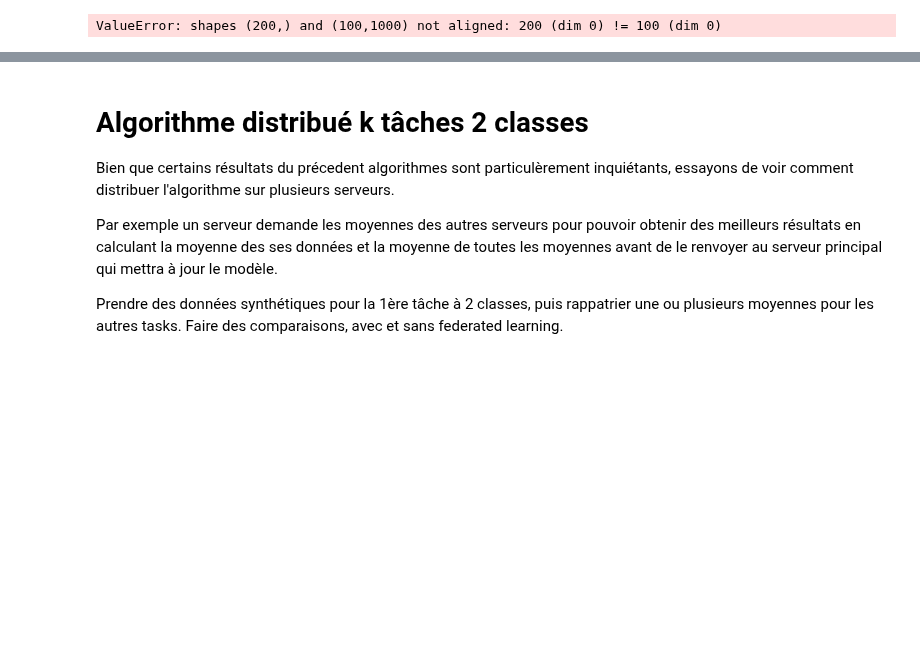
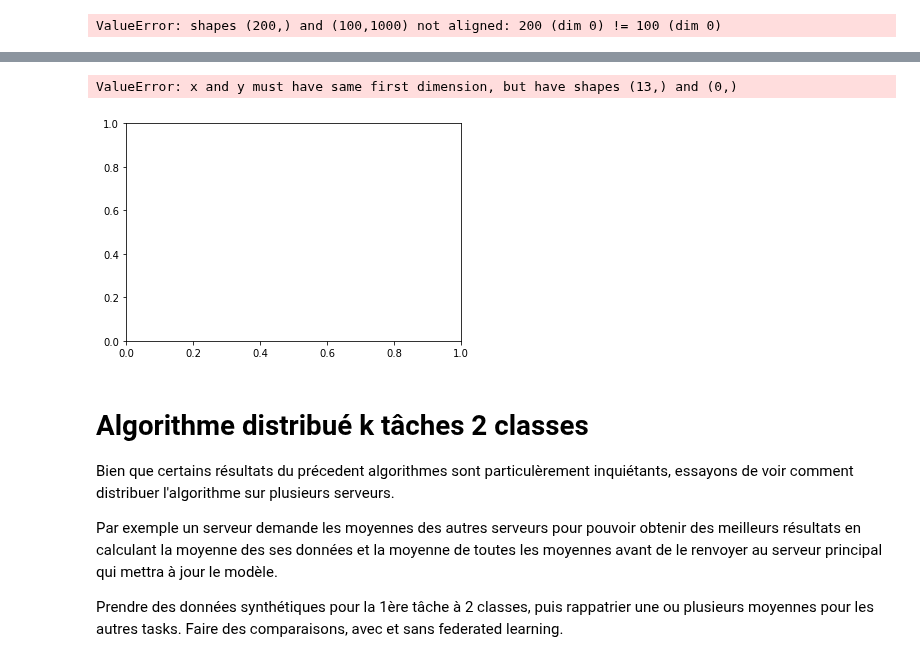
Before and after one commit to Sami-fak/DistributedMTLSPCA, a Jupyter notebook: binary-based_MTL.ipynb, the cells around one changed output, grey strips where cells are left out. Drawn from its saved outputs; the diff is of its cells as text; code cells hidden in the pictures; blank space fills up the shorter version.

```diff
--- a/binary-based_MTL.ipynb
+++ b/binary-based_MTL.ipynb
@@ -224,13 +225,12 @@ def label_evaluation(nb_tasks, nb_classes, Dc, M_estimated, c0):
     """
     inverse = np.linalg.inv(M_estimated+np.identity(nb_classes*nb_tasks))
     power_dc = power_diagonal_matrix(Dc, -1/2)
-    et1_et2 = np.zeros((nb_tasks*nb_classes,1))
     y = np.zeros((nb_tasks*nb_classes, 1))
     e3_e4 = np.zeros((nb_tasks*nb_classes,1))
     e3_e4[-2] = 1
     e3_e4[-1] = -1
-    y[-2] += (power_dc.dot(inverse).dot(M_estimated).dot(power_dc).dot(e3_e4))[-2]
-    y[-1] += (power_dc.dot(inverse).dot(M_estimated).dot(power_dc).dot(e3_e4))[-1]
+    print("e3 - e4 : ")
+    matprint(e3_e4)
     tilde_y=np.linalg.solve((Dc+Dc@M_estimated@Dc*1/c0),(Dc*1/c0@M_estimated@(e3_e4)))
     return tilde_y
 #malik's formula:
@@ -411,13 +411,13 @@ plt.style.use('seaborn-dark-palette')
 # %%
 # %%prun -s cumulative
 # profiling
-n = 2100
 p = 100
 m = 2
-t = 4
+t = 2
 beta = np.linspace(0,1,10)
-n_t = [[1000,1000], [50, 50], [1000,1000], [50, 50]]
-n_t_test = [[500, 500]]
+n_t = [[1000, 1000], [50, 50]]
+n = sum(list(map(sum, (n_t[i] for i in range(t)))))
+n_t_test = [[1000, 1000]]
 nt = sum(n_t_test[0])
 # la liste temps comprendra le temps pour le training, le calcul de M et y et le temps d'inférence
 emp_rate, th_rate, var, relative_error_rate = [], [], [], []
@@ -440,11 +440,14 @@ for b in beta:
 
     t0 = time()
     MM = empirical_mean(t, m, X, p, n_t)
+    print("MM : \n", MM)
     temps_MM.append(time() - t0)
     # On time le calcul de MTM
 
     t0 = time()
     c = estimate_c(n_t, n, t, m)
+    print("c : ")
+    print(c)
     c0 = p/n
     Dc = np.diag(c)
     correlation_matrix = compute_M_cal(n, p, Dc, MM, display=True)
@@ -455,12 +458,16 @@ for b in beta:
 
     M_true = true_mean(M, p, t, m)
     MM_true = M_true.T@M_true
+    print("MM True = ")
     print(MM_true)
     correlation_matrix_true = compute_M_cal(n, p, Dc, MM_true, display=False)
-
+    matprint(correlation_matrix_true)
+    print("c0 : ", c0)
     y_true = label_evaluation(t,m,Dc,MM_true, c0)
     print("y = ")
     matprint(y)
+    print("y true = ")
+    matprint(y_true)
     X = normalisation(X, p)
     X_test = normalisation(X_test, p)
     X_train_aggregated = aggregate_array(X, p, n, t, m)
@@ -620,2 +624,9 @@ arg q-func :
 [figure]
 ... (10 outputs left out)
+# %%
+n = sum(list(map(sum, (n_t[i] for i in range(t)))))
+print(n)
+print("c0 : ", c0)
+print(c)
+print("y true = ")
+matprint(y_true)
@@ -657,3 +911,18 @@ ValueError: shapes (200,) and (100,1000) not aligned: 200 (dim 0) != 100 (dim 0)
+# %%
+lower = np.array(emp_rate) - np.array(var)
+upper = np.array(emp_rate) + np.array(var)
+plt.plot(range(13), emp_rate, '-o', label='empirical rate')
+plt.plot(range(13), th_rate, '-o', label='theoritical rate')
+plt.fill_between(range(13), lower, upper, alpha=0.2, label="variance")
+plt.legend()
+plt.title("2-class Gaussian mixture transfer error rate")
+plt.xlabel("Added Task")
+plt.ylabel("error rate")
+plt.grid()
+plt.show()
+# %% [output]
+ValueError: x and y must have same first dimension, but have shapes (13,) and (0,)
+[figure, added]
 # %% [markdown]
 # Algorithme distribué k tâches 2 classes
 Bien que certains résultats du précedent algorithmes sont particulèrement inquiétants, essayons de voir comment distribuer l'algorithme sur plusieurs serveurs.
```
Also changed, not shown: parts of 9 cells of this notebook, 2 other files.
